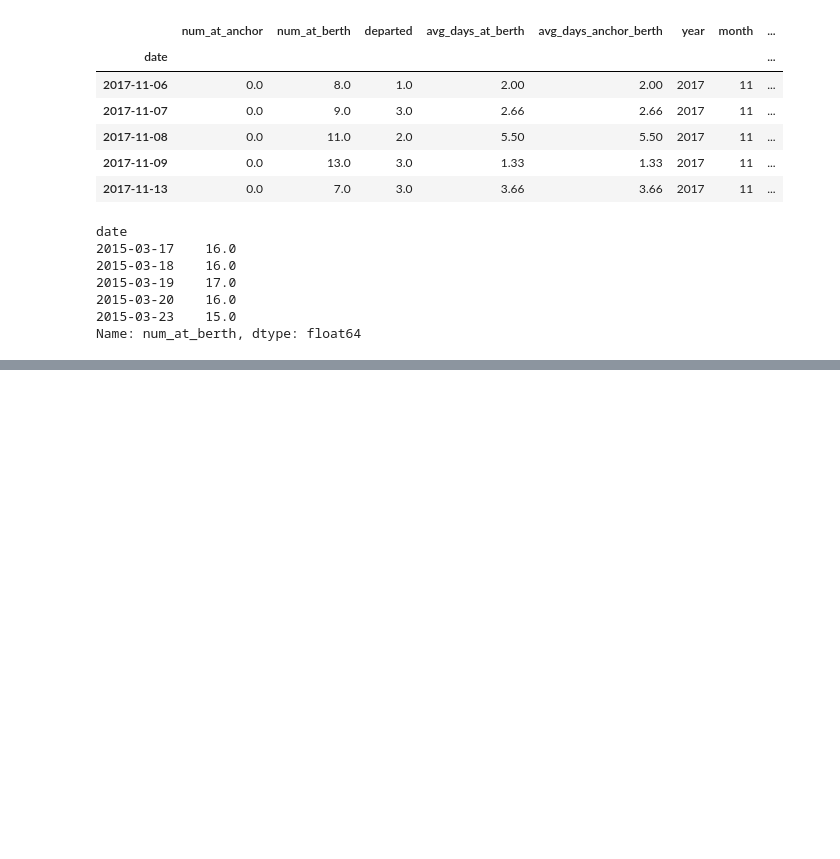
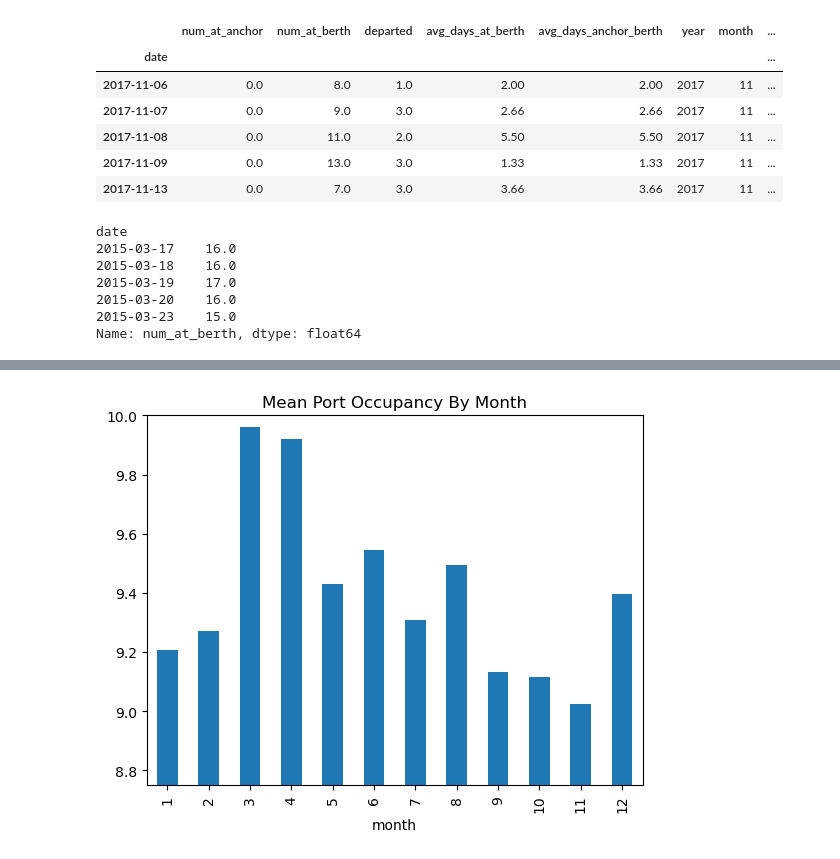
Before and after one commit to la-boat-traffic/la-boat-traffic, a Jupyter notebook: derek-explore.ipynb, the cells around one changed output, grey strips where cells are left out. Saved outputs shown, nothing was run; the diff lists cells and outputs as text; code cells hidden in the pictures; blank space fills up the shorter version.

```diff
--- a/derek-explore.ipynb
+++ b/derek-explore.ipynb
@@ -105,0 +173,8 @@ AttributeError: module 'matplotlib' has no attribute 'title'
+# %%
+train.groupby('month').mean().sort_values('month').num_at_berth.plot.bar()
+
+plt.title('Mean Port Occupancy By Month')
+plt.ylim(8.75, 10)
+plt.show()
+# %% [output]
+[figure, added]
```
Also changed, not shown: parts of 23 cells of this notebook.
